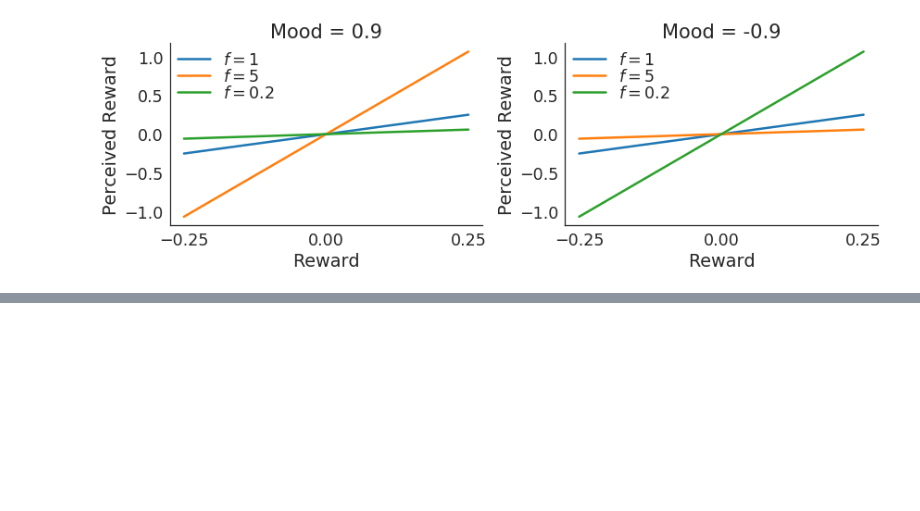
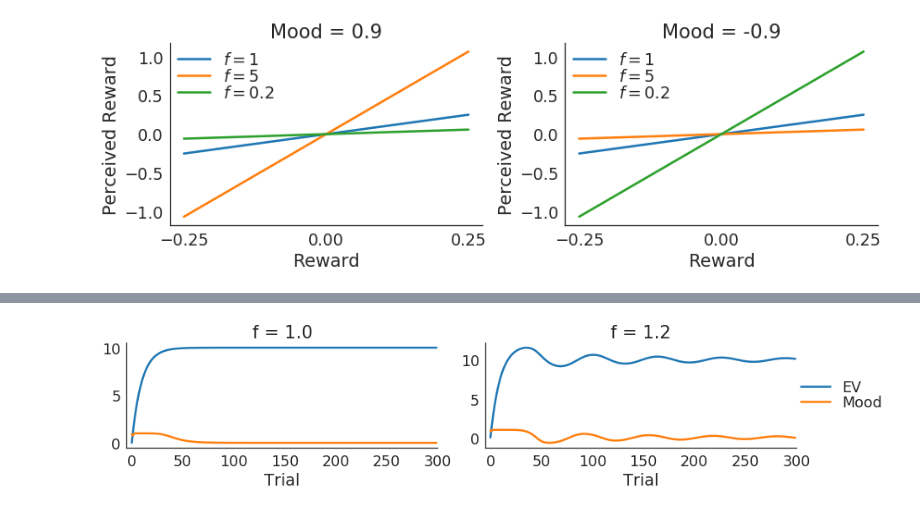
Before and after one commit to szorowi1/pni-rotations, a Jupyter notebook: demos.ipynb, the cells around one changed output, grey strips where cells are left out. Saved outputs shown, nothing was run; the diff lists cells and outputs as text; code cells hidden in the pictures; blank space fills up the shorter version.

```diff
--- a/demos.ipynb
+++ b/demos.ipynb
@@ -153,0 +221,60 @@ plt.tight_layout()
+# %%
+#~~~~~~~~~~~~~~~~~~~~~~~~~~~~~~~~~~~~~~~~~~#
+### Simulate data.
+#~~~~~~~~~~~~~~~~~~~~~~~~~~~~~~~~~~~~~~~~~~#
+
+## Agent parameters.
+parameters = [[10, 0.1, 0.1, 1.0],
+              [10, 0.1, 0.1, 1.2]]
+m = 0.9
+
+## Task parameters.
+R = np.ones(300) * 10
+
+## Preallocate space.
+Q = np.zeros((R.size, len(parameters)))
+h = np.zeros_like(Q)
+M = np.zeros_like(Q)
+M[0] += m
+
+## Simulate data.
+for j, params in enumerate(parameters):
+
+    ## Unpack parameters.
+    beta, eta_v, eta_h, f = params
+
+    for i in np.arange(R.size-1):
+
+        ## Compute reward prediction error.
+        delta = (f ** M[i,j]) * R[i] - Q[i,j]
+
+        ## Update expectations.
+        Q[i+1,j] = Q[i,j] + eta_v * delta
+
+        ## Update mood.
+        h[i+1,j] = h[i,j] + eta_h * (delta - h[i,j])
+        M[i+1,j] = np.tanh(h[i+1,j])
+
+#~~~~~~~~~~~~~~~~~~~~~~~~~~~~~~~~~~~~~~~~~~#
+### Plotting.
+#~~~~~~~~~~~~~~~~~~~~~~~~~~~~~~~~~~~~~~~~~~#
+
+# Initialize canvas.
+fig, axes = plt.subplots(1,2,figsize=(12,3))
+
+for ax, q, m, f in zip(axes, Q.T, M.T, np.array(parameters)[:,-1]):
+
+    ## Plot expectations / mood.
+    ax.plot(q, lw=2.5, label='EV')
+    ax.plot(m, lw=2.5, label='Mood')
+
+    ## Add info.
+    ax.set(xlim=(-5,300), xlabel='Trial', title='f = %s' %f)
+
+## Add legend.
+ax.legend(loc=7, bbox_to_anchor=(1.3,0.5),  borderpad=0, labelspacing=0)
+
+sns.despine()
+plt.tight_layout()
+# %% [output]
+[figure, added]
```
Also changed, not shown: parts of 29 cells of this notebook, 1 other file.
